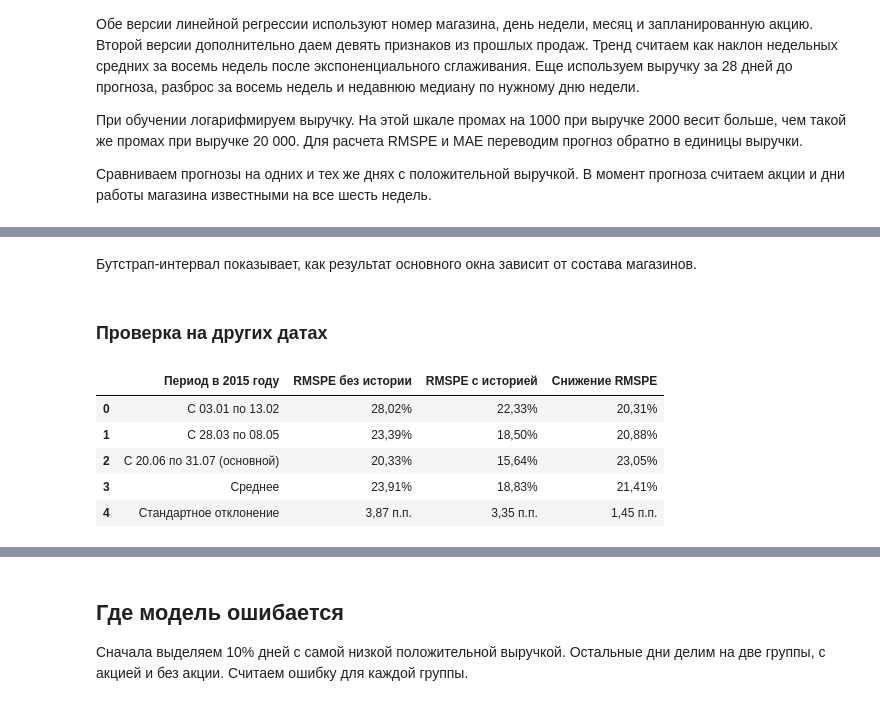
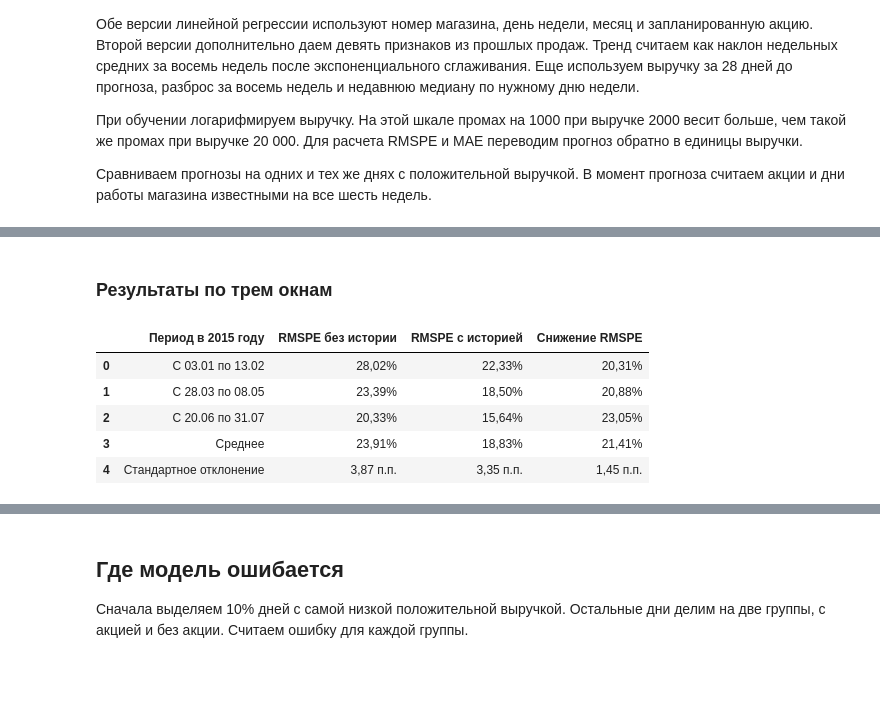
Before and after one commit to PikaChuChuMF/RnD-ML-Course-2026-2, a Jupyter notebook: notebooks/analysis.ipynb, the cells around one changed output, grey strips where cells are left out. Saved outputs shown, nothing was run; the diff lists cells and outputs as text; code cells hidden in the pictures; blank space fills up the shorter version.

Commit message:
Present all three validation windows together

```diff
--- a/notebooks/analysis.ipynb
+++ b/notebooks/analysis.ipynb
@@ -141,41 +119,37 @@ plt.show()
-# %% [markdown]
-Бутстрап-интервал показывает, как результат основного окна зависит от состава магазинов.
 # %% [markdown]
-### Проверка на других датах
+### Результаты по трем окнам
 # %%
 def format_number(value, spec):
     return format(value, spec).replace(".", ",")
 
 
 over_time = report["history_over_time"]
 metrics_columns = ["no_history", "with_history", "relative_improvement"]
 
 rows = []
 for period in over_time["periods"]:
     start = pd.Timestamp(period["start"]).strftime("%d.%m")
     end = pd.Timestamp(period["end"]).strftime("%d.%m")
     label = f"С {start} по {end}"
-    if period["start"] == report["validation"]["start"]:
-        label += " (основной)"
     values = [period[name] for name in metrics_columns]
     rows.append([label, *[format_number(value, ".2%") if value is not None else "" for value in values]])
 
 summary = over_time["summary"]
 means = [summary[name]["mean"] for name in metrics_columns]
 deviations = [summary[name]["std"] for name in metrics_columns]
 rows.append(["Среднее", *[format_number(value, ".2%") if value is not None else "" for value in means]])
 rows.append([
     "Стандартное отклонение",
     *[f"{format_number(100 * value, '.2f')} п.п." if value is not None else "" for value in deviations],
 ])
 
 display(pd.DataFrame(rows, columns=[
     "Период в 2015 году", "RMSPE без истории", "RMSPE с историей", "Снижение RMSPE",
 ]))
 # %% [output]
 |  | Период в 2015 году | RMSPE без истории | RMSPE с историей | Снижение RMSPE |
 | 0 | С 03.01 по 13.02 | 28,02% | 22,33% | 20,31% |
 | 1 | С 28.03 по 08.05 | 23,39% | 18,50% | 20,88% |
-| 2 | С 20.06 по 31.07 (основной) | 20,33% | 15,64% | 23,05% |
+| 2 | С 20.06 по 31.07 | 20,33% | 15,64% | 23,05% |
 | 3 | Среднее | 23,91% | 18,83% | 21,41% |
 | 4 | Стандартное отклонение | 3,87 п.п. | 3,35 п.п. | 1,45 п.п. |
```
Also changed, not shown: parts of 9 cells of this notebook, 1 other file.
